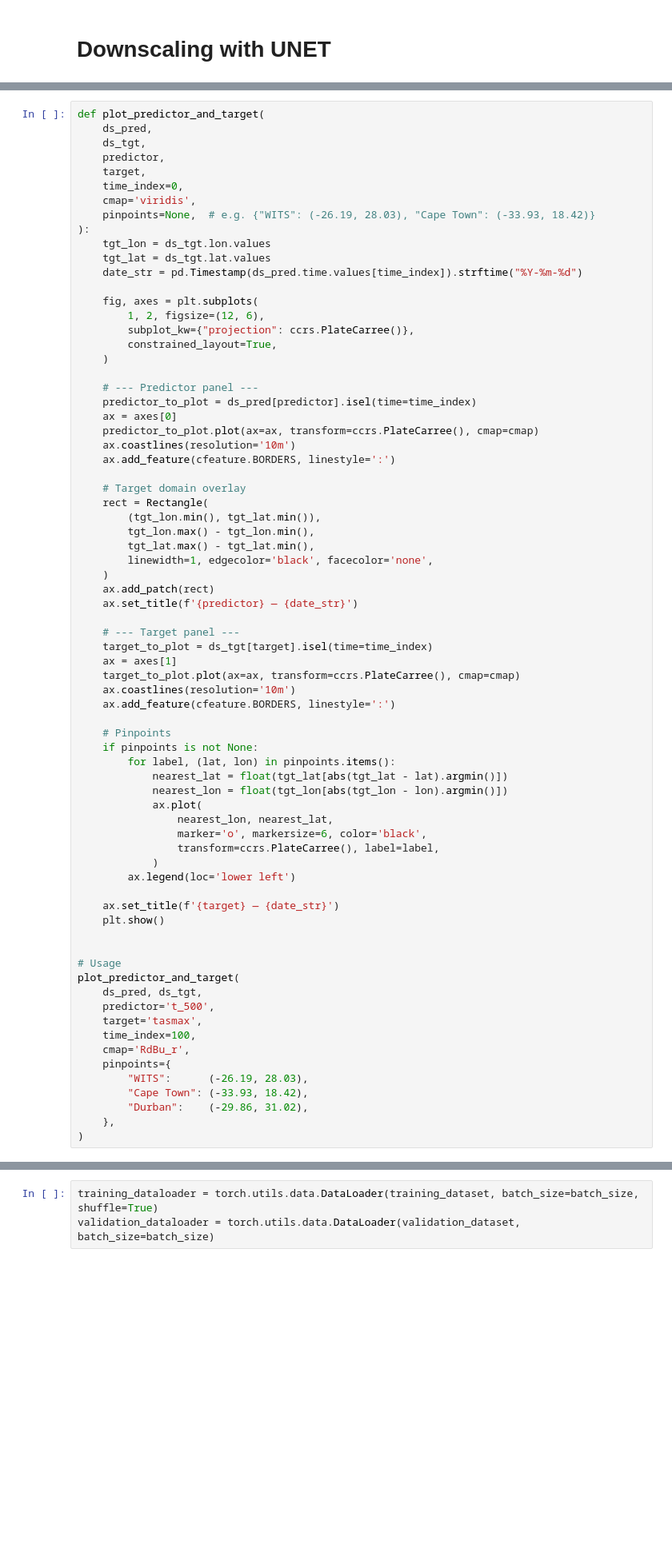
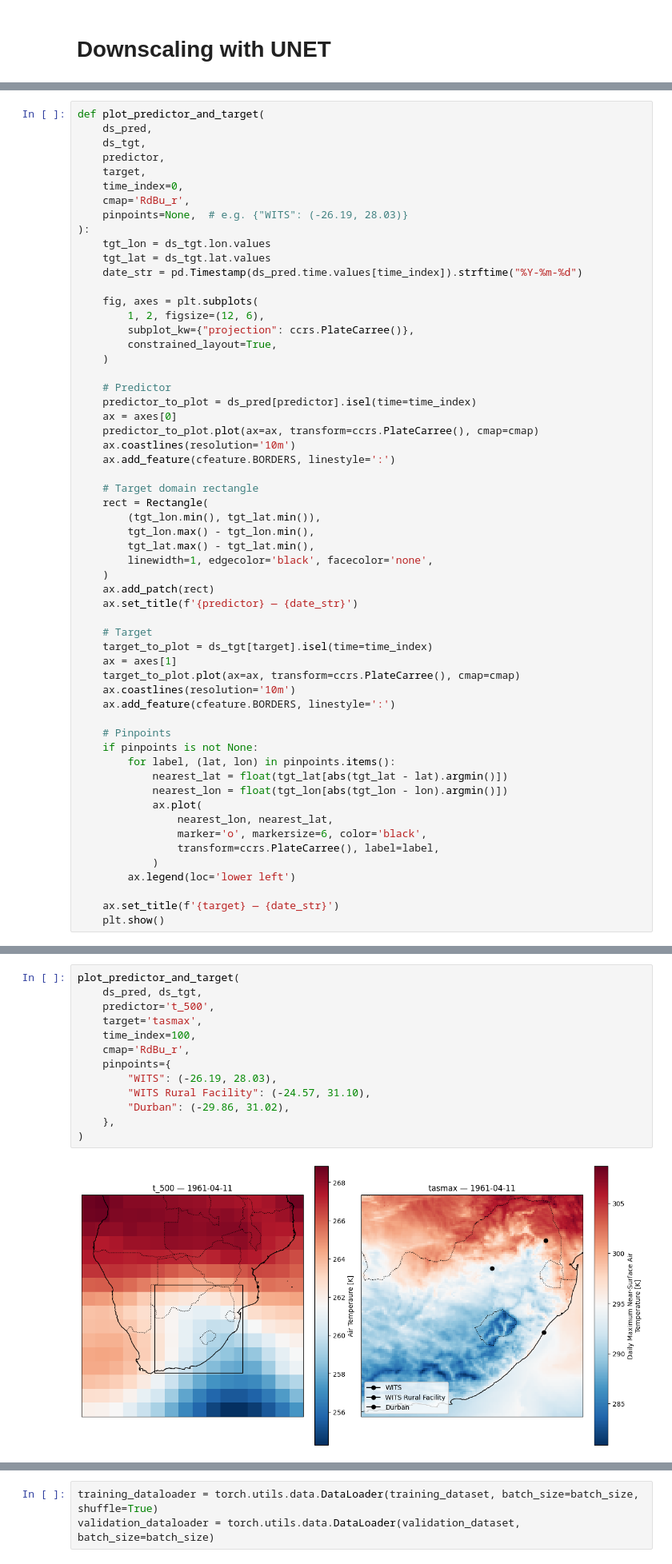
Before and after one commit to MetOffice/ai4c_hackathon, a Jupyter notebook: notebooks/downscaling/unet_tutorial_v2.ipynb, the cells around one changed output, grey strips where cells are left out. Shown at 80% size. Cells and saved outputs as stored; diff of their text form; blank space fills up the shorter version.

```diff
--- a/notebooks/downscaling/unet_tutorial_v2.ipynb
+++ b/notebooks/downscaling/unet_tutorial_v2.ipynb
@@ -386,8 +90,8 @@ def plot_predictor_and_target(
     predictor,
     target,
     time_index=0,
-    cmap='viridis',
-    pinpoints=None,  # e.g. {"WITS": (-26.19, 28.03), "Cape Town": (-33.93, 18.42)}
+    cmap='RdBu_r',
+    pinpoints=None,  # e.g. {"WITS": (-26.19, 28.03)}
 ):
     tgt_lon = ds_tgt.lon.values
     tgt_lat = ds_tgt.lat.values
@@ -399,14 +103,14 @@ def plot_predictor_and_target(
         constrained_layout=True,
     )
 
-    # --- Predictor panel ---
+    # Predictor
     predictor_to_plot = ds_pred[predictor].isel(time=time_index)
     ax = axes[0]
     predictor_to_plot.plot(ax=ax, transform=ccrs.PlateCarree(), cmap=cmap)
     ax.coastlines(resolution='10m')
     ax.add_feature(cfeature.BORDERS, linestyle=':')
 
-    # Target domain overlay
+    # Target domain rectangle
     rect = Rectangle(
         (tgt_lon.min(), tgt_lat.min()),
         tgt_lon.max() - tgt_lon.min(),
@@ -416,7 +120,7 @@ def plot_predictor_and_target(
     ax.add_patch(rect)
     ax.set_title(f'{predictor} — {date_str}')
 
-    # --- Target panel ---
+    # Target
     target_to_plot = ds_tgt[target].isel(time=time_index)
     ax = axes[1]
     target_to_plot.plot(ax=ax, transform=ccrs.PlateCarree(), cmap=cmap)
@@ -437,18 +141,3 @@ def plot_predictor_and_target(
 
     ax.set_title(f'{target} — {date_str}')
     plt.show()
-
-
-# Usage
-plot_predictor_and_target(
-    ds_pred, ds_tgt,
-    predictor='t_500',
-    target='tasmax',
-    time_index=100,
-    cmap='RdBu_r',
-    pinpoints={
-        "WITS":      (-26.19, 28.03),
-        "Cape Town": (-33.93, 18.42),
-        "Durban":    (-29.86, 31.02),
-    },
-)
@@ -456,0 +144,15 @@ plot_predictor_and_target(
+# %%
+plot_predictor_and_target(
+    ds_pred, ds_tgt,
+    predictor='t_500',
+    target='tasmax',
+    time_index=100,
+    cmap='RdBu_r',
+    pinpoints={
+        "WITS": (-26.19, 28.03),
+        "WITS Rural Facility": (-24.57, 31.10),
+        "Durban": (-29.86, 31.02),
+    },
+)
+# %% [output]
+[figure, added]
```
Also changed, not shown: parts of 70 cells of this notebook.
